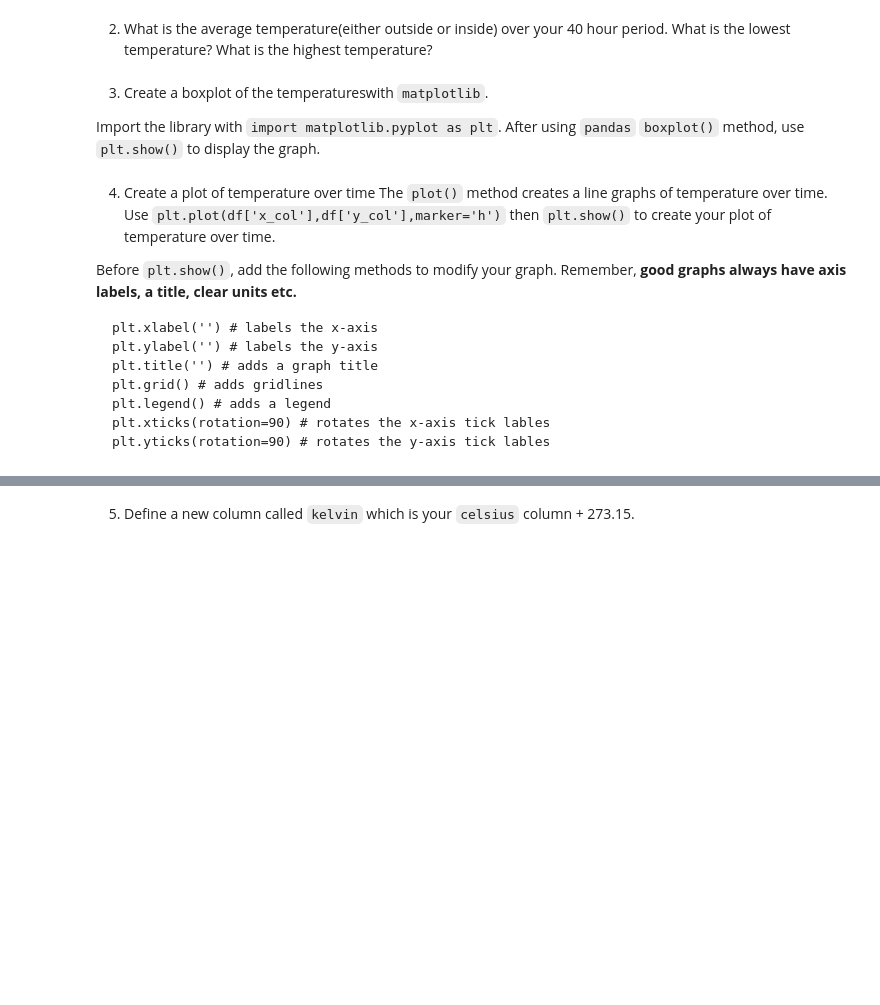
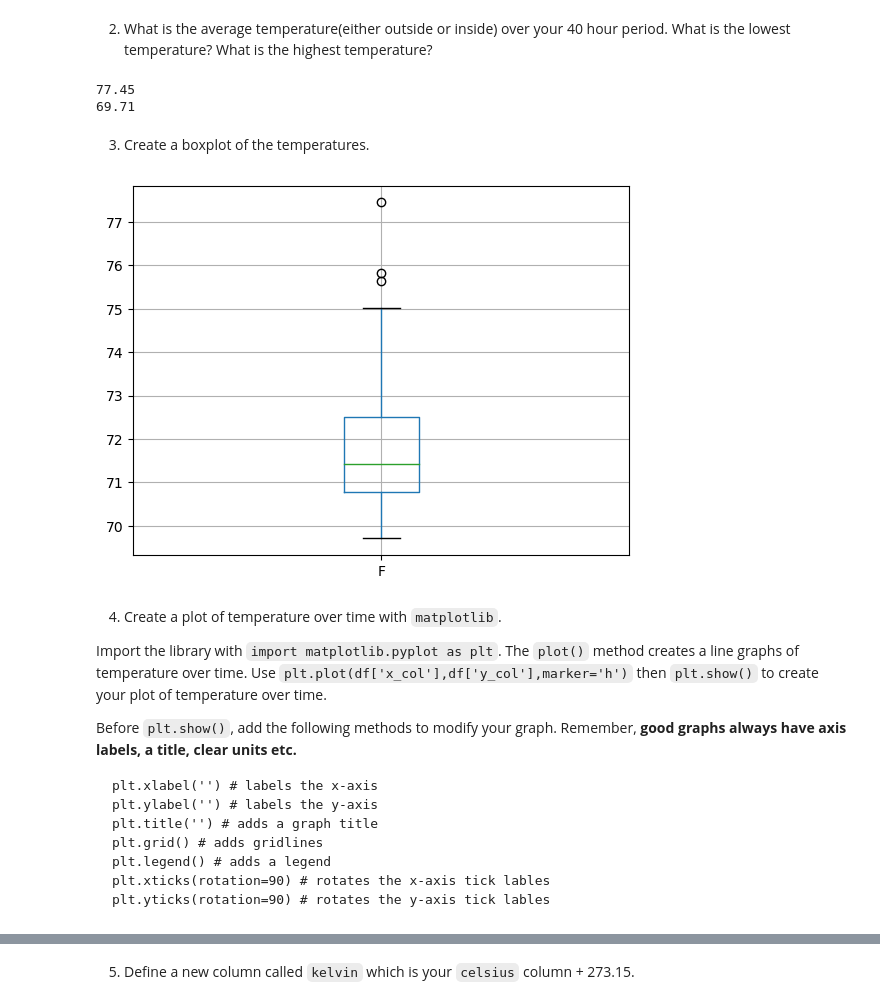
Before and after one commit to EPIC-Campus-LPS/pandas-elizamartinezz, a Jupyter notebook: FAI_Pandas.ipynb, the cells around one changed output, grey strips where cells are left out. Saved outputs shown, nothing was run; the diff lists cells and outputs as text; code cells hidden in the pictures; blank space fills up the shorter version.

```diff
--- a/FAI_Pandas.ipynb
+++ b/FAI_Pandas.ipynb
@@ -19,6 +19,10 @@ Fill in the following code boxes. **Answer the numbered questions in comments ne
 # Problem 1: Weather Data
 
 We are going to analyze the dataset you created. Use `import pandas as pd` to import the `pandas` library. Then use `df = pd.read_csv("filename.csv")` to create a `DataFrame` called `df`.
+# %%
+import pandas as pd
+import matplotlib.pyplot as plt
+df = pd.read_csv("AveragedDate.csv")
 # %% [markdown]
 ### `pandas` method reference
 
@@ -34,11 +46,23 @@ We are going to analyze the dataset you created. Use `import pandas as pd` to im
 # %% [markdown]
 2. What is the average temperature(either outside or inside) over your 40 hour period. What is the lowest temperature? What is the highest temperature?
-# %% [markdown]
-3. Create a boxplot of the temperatureswith `matplotlib`.
-
-Import the library with `import matplotlib.pyplot as plt`. After using `pandas` `boxplot()` method, use `plt.show()` to display the graph.
+# %%
+print(df['F'].max())
+print(df['F'].min())
+# %% [output]
+77.45
+69.71
+# %% [markdown]
+3. Create a boxplot of the temperatures.
+# %%
+#print(df.boxplot(column=['F', 'C']))
+df[['F']].boxplot()
+plt.show()
+# %% [output]
+[figure, added]
 # %% [markdown]
-4. Create a plot of temperature over time  The `plot()` method creates a line graphs of temperature over time. Use `plt.plot(df['x_col'],df['y_col'],marker='h')` then `plt.show()` to create your plot of temperature over time.
+4. Create a plot of temperature over time with `matplotlib`.
+
+Import the library with `import matplotlib.pyplot as plt`. The `plot()` method creates a line graphs of temperature over time. Use `plt.plot(df['x_col'],df['y_col'],marker='h')` then `plt.show()` to create your plot of temperature over time.
 
 Before `plt.show()`, add the following methods to modify your graph. Remember, **good graphs always have axis labels, a title, clear units etc.**
 
```
Also changed, not shown: parts of 15 cells of this notebook.
